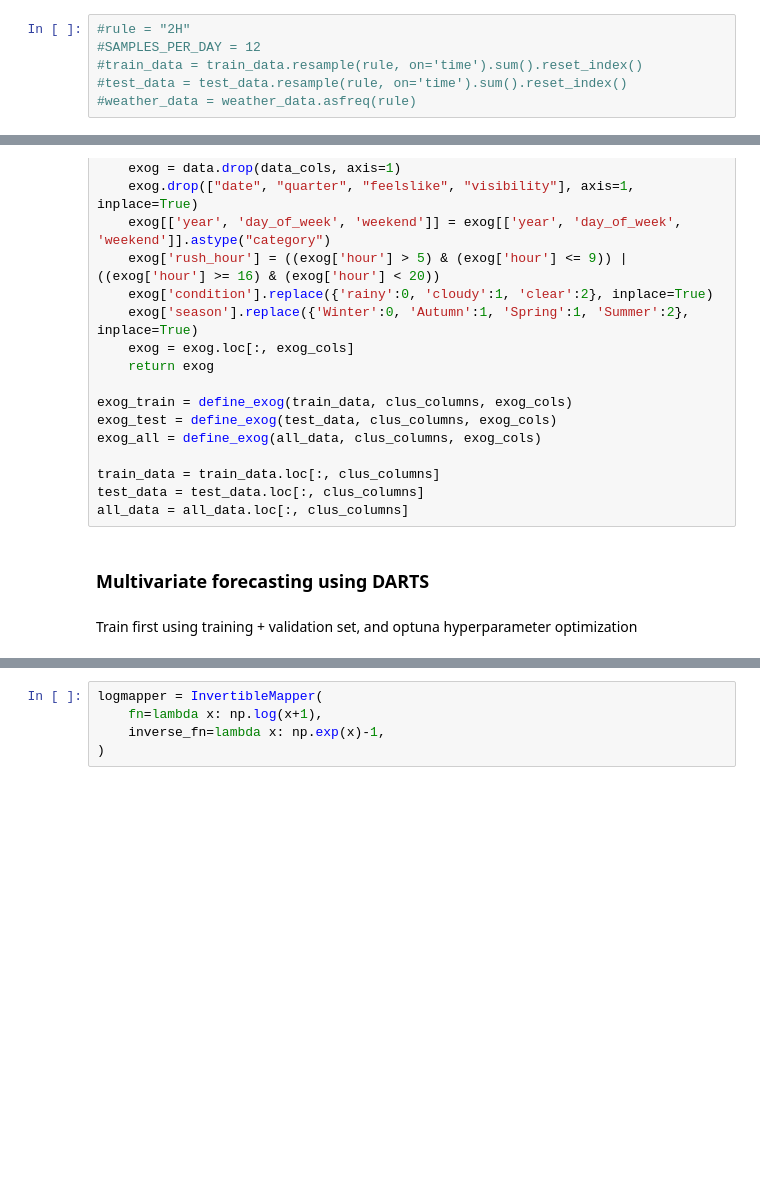
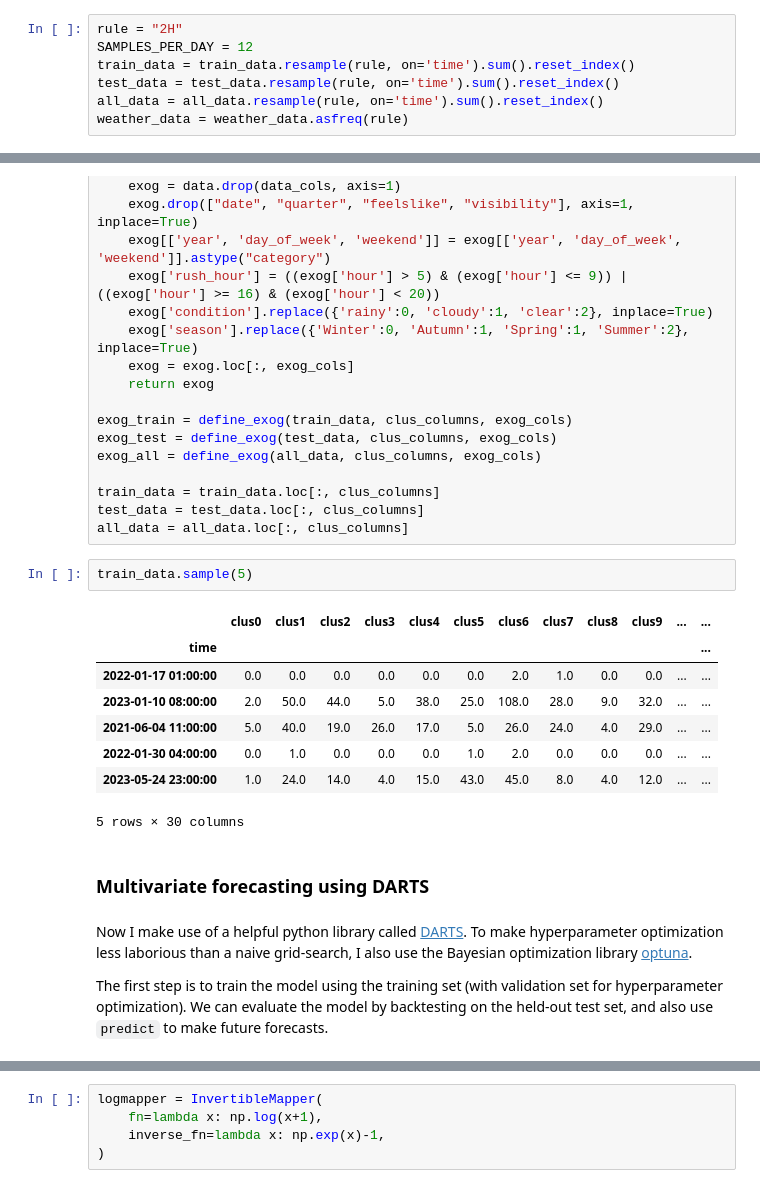
Before and after one commit to sjjerjian/bikeshare_demand, a Jupyter notebook: ts_forecast_clusters.ipynb, the cells around one changed output, grey strips where cells are left out. Cells and saved outputs as stored; diff of their text form; blank space fills up the shorter version.

Commit message:
clean forecast_clusters notebook

```diff
--- a/ts_forecast_clusters.ipynb
+++ b/ts_forecast_clusters.ipynb
@@ -112,9 +79,10 @@ SAMPLES_PER_DAY = 24
 # %%
-#rule = "2H"
-#SAMPLES_PER_DAY = 12
-#train_data = train_data.resample(rule, on='time').sum().reset_index()
-#test_data = test_data.resample(rule, on='time').sum().reset_index()
-#weather_data = weather_data.asfreq(rule)
+rule = "2H"
+SAMPLES_PER_DAY = 12
+train_data = train_data.resample(rule, on='time').sum().reset_index()
+test_data = test_data.resample(rule, on='time').sum().reset_index()
+all_data = all_data.resample(rule, on='time').sum().reset_index()
+weather_data = weather_data.asfreq(rule)
 # %%
 train_data = add_time_features(train_data, 'time').set_index('time')
 test_data = add_time_features(test_data, 'time').set_index('time')
@@ -148,8 +116,21 @@ exog_all = define_exog(all_data, clus_columns, exog_cols)
 train_data = train_data.loc[:, clus_columns]
 test_data = test_data.loc[:, clus_columns]
 all_data = all_data.loc[:, clus_columns]
+# %%
+train_data.sample(5)
+# %% [output]
+|  | clus0 | clus1 | clus2 | clus3 | clus4 | clus5 | clus6 | clus7 | clus8 | clus9 | ... | ... |
+| time |  |  |  |  |  |  |  |  |  |  |  | ... |
+| 2022-01-17 01:00:00 | 0.0 | 0.0 | 0.0 | 0.0 | 0.0 | 0.0 | 2.0 | 1.0 | 0.0 | 0.0 | ... | ... |
+| 2023-01-10 08:00:00 | 2.0 | 50.0 | 44.0 | 5.0 | 38.0 | 25.0 | 108.0 | 28.0 | 9.0 | 32.0 | ... | ... |
+| 2021-06-04 11:00:00 | 5.0 | 40.0 | 19.0 | 26.0 | 17.0 | 5.0 | 26.0 | 24.0 | 4.0 | 29.0 | ... | ... |
+| 2022-01-30 04:00:00 | 0.0 | 1.0 | 0.0 | 0.0 | 0.0 | 1.0 | 2.0 | 0.0 | 0.0 | 0.0 | ... | ... |
+| 2023-05-24 23:00:00 | 1.0 | 24.0 | 14.0 | 4.0 | 15.0 | 43.0 | 45.0 | 8.0 | 4.0 | 12.0 | ... | ... |
+5 rows × 30 columns
 # %% [markdown]
 ### Multivariate forecasting using DARTS
 # %% [markdown]
-Train first using training + validation set, and optuna hyperparameter optimization
+Now I make use of a helpful python library called [DARTS](https://unit8co.github.io/darts/index.html). To make hyperparameter optimization less laborious than a naive grid-search, I also use the Bayesian optimization library [optuna](https://optuna.org/).
+
+The first step is to train the model using the training set (with validation set for hyperparameter optimization). We can evaluate the model by backtesting on the held-out test set, and also use `predict` to make future forecasts.
 # %%
```
Also changed, not shown: parts of 20 cells of this notebook.
